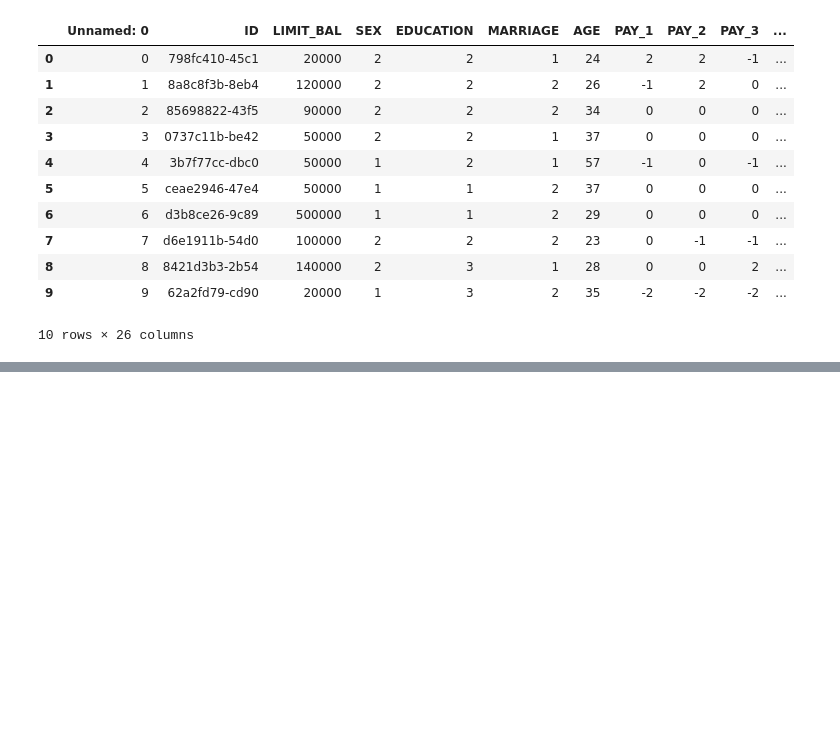
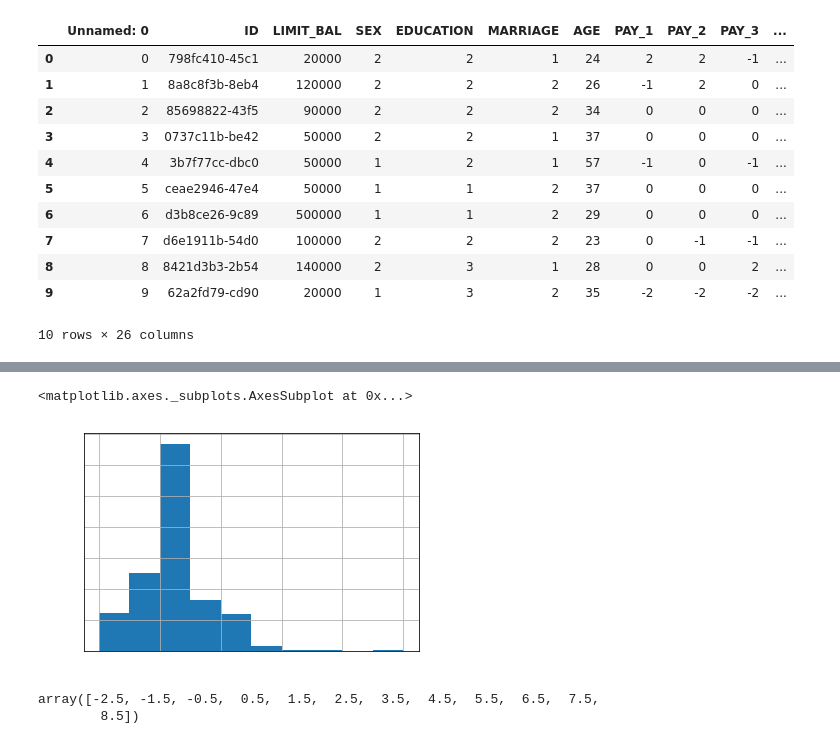
Before and after one commit to CraigMariani/CreditCardReceipts, a Jupyter notebook: analysis.ipynb, the cells around one changed output, grey strips where cells are left out. Saved outputs shown, nothing was run; the diff lists cells and outputs as text; code cells hidden in the pictures; blank space fills up the shorter version.

```diff
--- a/analysis.ipynb
+++ b/analysis.ipynb
@@ -202,0 +216,2 @@ df.head(10)
+# %%
+pay_feats = ['PAY_1', 'PAY_2', 'PAY_3', 'PAY_4', 'PAY_5', 'PAY_6']
@@ -202,0 +245,16 @@ df.head(10)
+# %%
+# histogram is a way to get visual interpreation of the information
+# we would get from the table of value counts
+df[pay_feats[0]].hist()
+# %% [output]
+<matplotlib.axes._subplots.AxesSubplot at 0x...>
+[figure, added]
+# %%
+# We need more control over plot appearance, so we can specify bin edge locations
+# create an array of 12 numbers = 11 bins
+# each one of these bins is centered around one of the unique values of PAY_1
+pay_1_bins = np.array(range(-2,10)) - 0.5
+pay_1_bins
+# %% [output]
+array([-2.5, -1.5, -0.5,  0.5,  1.5,  2.5,  3.5,  4.5,  5.5,  6.5,  7.5,
+        8.5])
```
Also changed, not shown: parts of 24 cells of this notebook, 2 other files.
